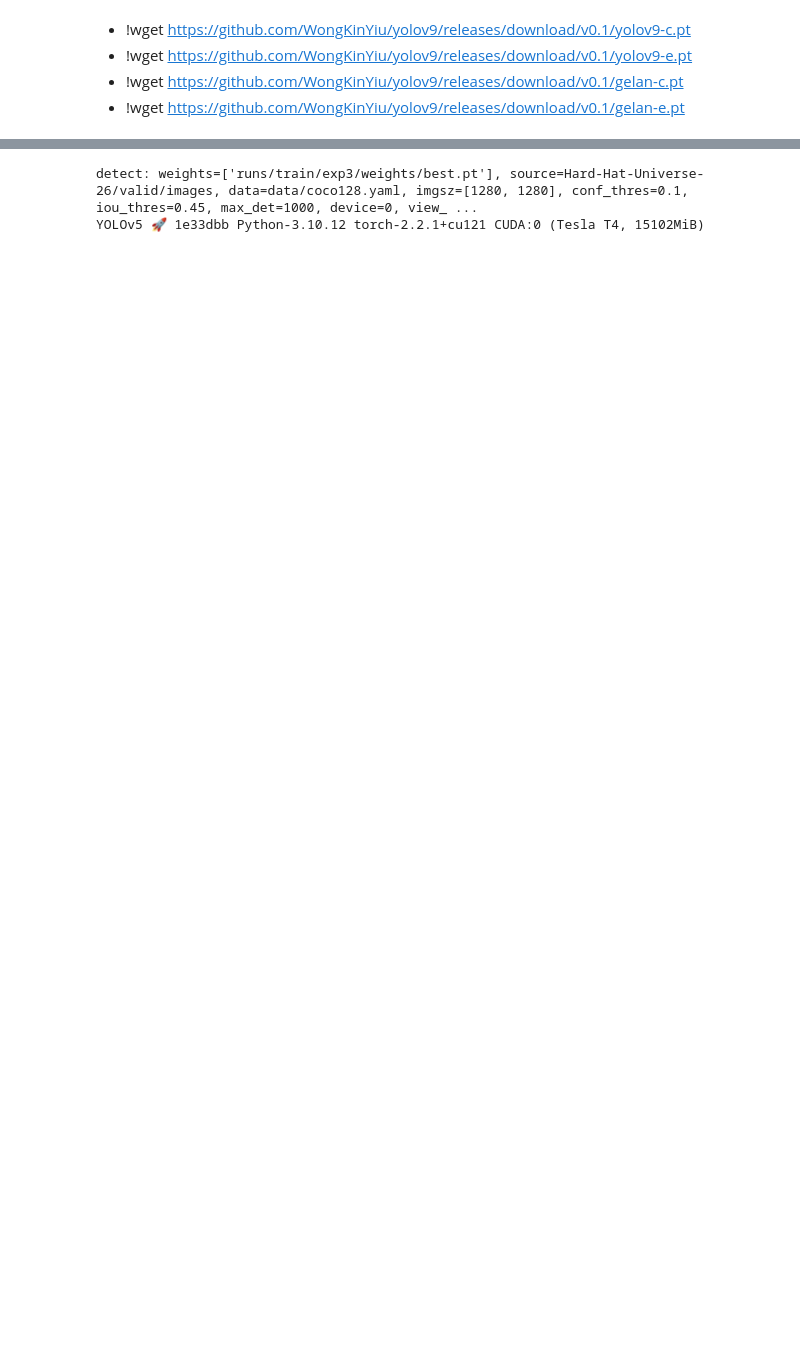
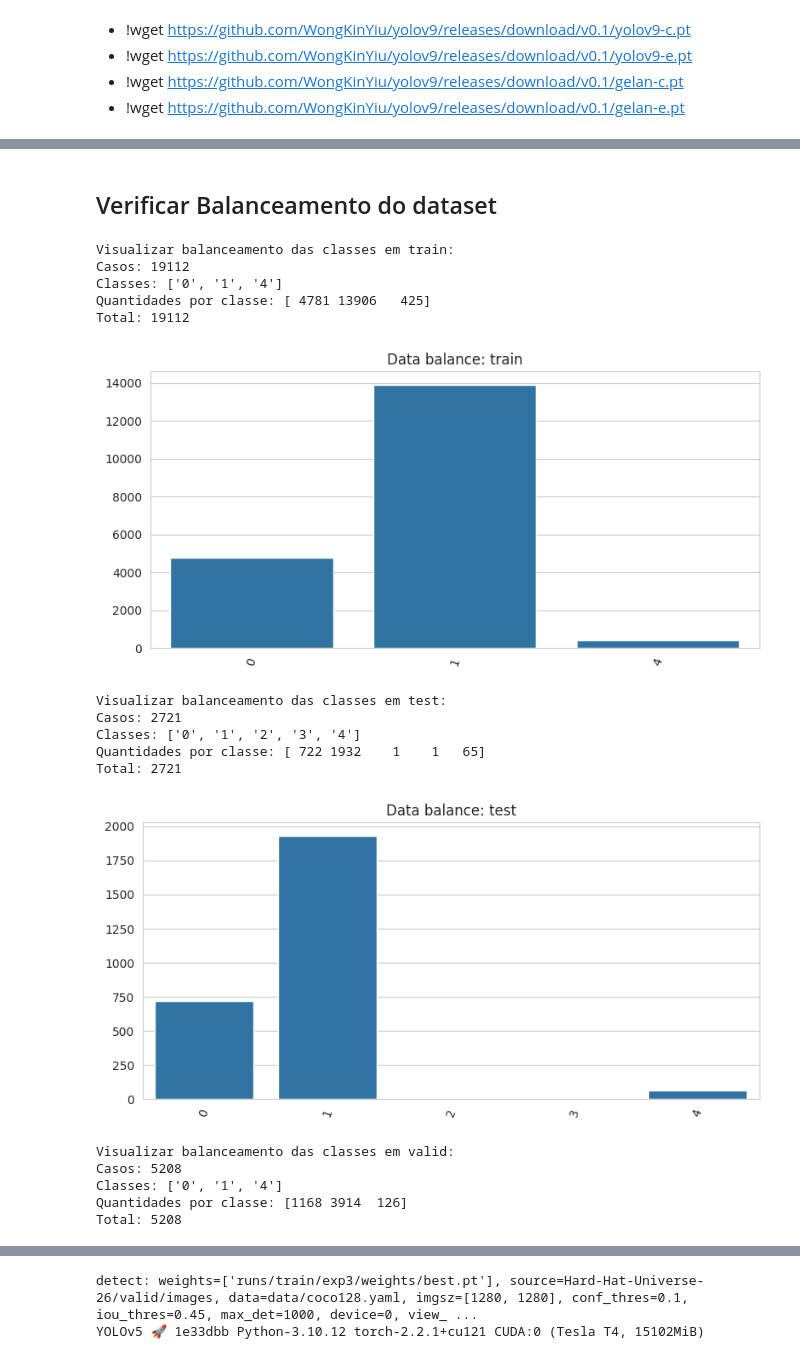
Before and after one commit to 5ditto/AP, a Jupyter notebook: YOLOv9.ipynb, the cells around one changed output, grey strips where cells are left out. Drawn from its saved outputs; the diff is of its cells as text; code cells hidden in the pictures; blank space fills up the shorter version.

```diff
--- a/YOLOv9.ipynb
+++ b/YOLOv9.ipynb
@@ -107,0 +198,63 @@ export.py      panoptic/              scripts/          utils/
+# %% [markdown]
+## Verificar Balanceamento do dataset
+# %%
+def output_label(label, ext=None):
+    # Verifica se há uma extensão fornecida
+    if ext:
+        # Adiciona a extensão ao rótulo
+        return label + ext
+    else:
+        return label
+
+def visualize_holdout_balance_folders(caminho_dataset):
+    subsets = ["train", "test", "valid"]
+
+    for subset in subsets:
+        subset_path = os.path.join(caminho_dataset, subset, "labels")
+        print(f"Visualizar balanceamento das classes em {subset}:")
+
+        if os.path.exists(subset_path):
+            labels = []
+            for arquivo in os.listdir(subset_path):
+                if arquivo.endswith(".txt"):
+                    with open(os.path.join(subset_path, arquivo), "r") as f:
+                        for linha in f:
+                            classe = linha.strip().split()[0]
+                            labels.append(classe)
+
+            sns.set_style('whitegrid')
+            print("Casos:", len(labels))
+            x, y = np.unique(labels, return_counts=True)
+            x_ext = [output_label(n) for n in x]
+            print("Classes:", [output_label(n)  for n in x])
+            print("Quantidades por classe:", y)
+            print("Total:", np.sum(y))
+
+            plt.figure(figsize=(8, 4))
+            grafico = sns.barplot(x=x_ext, y=y)
+            grafico.set_title(f'Data balance: {subset}')
+            plt.xticks(rotation=70)
+            plt.tight_layout()
+            plt.show()
+
+# Substitua 'caminho_para_dataset' pelo caminho real para a sua pasta dataset
+caminho_dataset = "/content/yolov9/Hard-Hat-Universe-26"
+visualize_holdout_balance_folders(caminho_dataset)
+# %% [output]
+Visualizar balanceamento das classes em train:
+Casos: 19112
+Classes: ['0', '1', '4']
+Quantidades por classe: [ 4781 13906   425]
+Total: 19112
+[figure, added]
+Visualizar balanceamento das classes em test:
+Casos: 2721
+Classes: ['0', '1', '2', '3', '4']
+Quantidades por classe: [ 722 1932    1    1   65]
+Total: 2721
+[figure, added]
+Visualizar balanceamento das classes em valid:
+Casos: 5208
+Classes: ['0', '1', '4']
+Quantidades por classe: [1168 3914  126]
+Total: 5208
```
Also changed, not shown: parts of 18 cells of this notebook.
